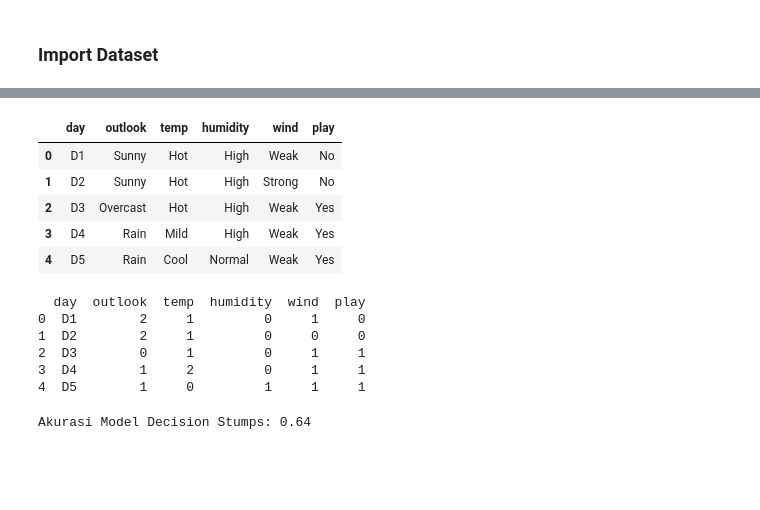
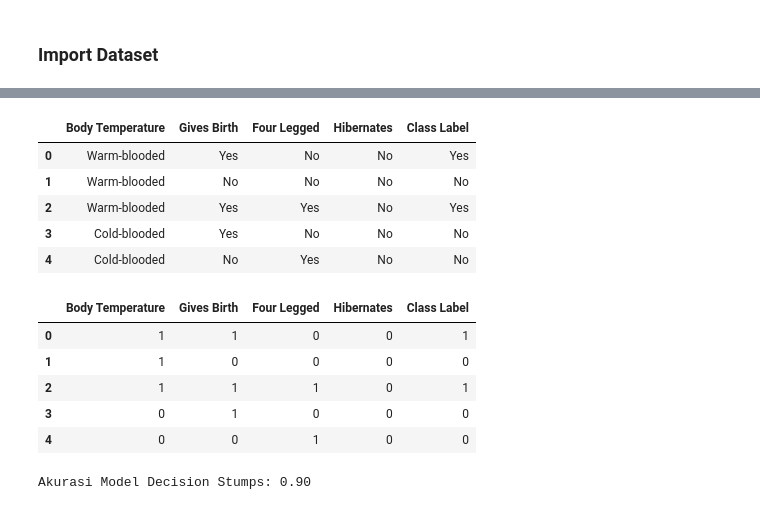
Before and after one commit to Keipatr/DecisionTree-KMeans-Apriori-Analysis, a Jupyter notebook: analisis modul-modul.ipynb, the cells around one changed output, grey strips where cells are left out. Drawn from its saved outputs; the diff is of its cells as text; code cells hidden in the pictures; blank space fills up the shorter version.

```diff
--- a/analisis modul-modul.ipynb
+++ b/analisis modul-modul.ipynb
@@ -38,28 +31,23 @@ df.head()
-# %%
-import pandas as pd
-import numpy as np
-# Data
-data = {
-    'day': ['D1', 'D2', 'D3', 'D4', 'D5', 'D6', 'D7', 'D8', 'D9', 'D10', 'D11', 'D12', 'D13', 'D14'],
-    'outlook': ['Sunny', 'Sunny', 'Overcast', 'Rain', 'Rain', 'Rain', 'Overcast', 'Sunny', 'Sunny', 'Rain', 'Sunny', 'Overcast', 'Overcast', 'Rain'],
-    'temp': ['Hot', 'Hot', 'Hot', 'Mild', 'Cool', 'Cool', 'Cool', 'Mild', 'Cool', 'Mild', 'Mild', 'Mild', 'Hot', 'Mild'],
-    'humidity': ['High', 'High', 'High', 'High', 'Normal', 'Normal', 'Normal', 'High', 'Normal', 'Normal', 'Normal', 'High', 'Normal', 'High'],
-    'wind': ['Weak', 'Strong', 'Weak', 'Weak', 'Weak', 'Strong', 'Strong', 'Weak', 'Weak', 'Weak', 'Strong', 'Strong', 'Weak', 'Strong'],
-    'play': ['No', 'No', 'Yes', 'Yes', 'Yes', 'No', 'Yes', 'No', 'Yes', 'Yes', 'Yes', 'Yes', 'Yes', 'No']
-}
-
-# Membuat DataFrame
-df = pd.DataFrame(data)
-
-# Menampilkan lima baris pertama dari dataset
-df.head()
-# %% [output]
-|  | day | outlook | temp | humidity | wind | play |
-| 0 | D1 | Sunny | Hot | High | Weak | No |
-| 1 | D2 | Sunny | Hot | High | Strong | No |
-| 2 | D3 | Overcast | Hot | High | Weak | Yes |
-| 3 | D4 | Rain | Mild | High | Weak | Yes |
-| 4 | D5 | Rain | Cool | Normal | Weak | Yes |
+# %%
+data = {
+    'Body Temperature': ['Warm-blooded', 'Warm-blooded', 'Warm-blooded', 'Cold-blooded', 'Cold-blooded', 'Cold-blooded', 'Cold-blooded', 'Warm-blooded', 'Warm-blooded', 'Cold-blooded'],
+    'Gives Birth': ['Yes', 'No', 'Yes', 'Yes', 'No', 'No', 'No', 'Yes', 'No', 'No'],
+    'Four Legged': ['No', 'No', 'Yes', 'No', 'Yes', 'No', 'No', 'No', 'Yes', 'Yes'],
+    'Hibernates': ['No', 'No', 'No', 'No', 'No', 'No', 'No', 'No', 'Yes', 'Yes'],
+    'Class Label': ['Yes', 'No', 'Yes', 'No', 'No', 'No', 'No', 'Yes', 'Yes', 'No']
+}
+
+df = pd.DataFrame(data)
+
+# Menampilkan DataFrame
+df.head()
+# %% [output]
+|  | Body Temperature | Gives Birth | Four Legged | Hibernates | Class Label |
+| 0 | Warm-blooded | Yes | No | No | Yes |
+| 1 | Warm-blooded | No | No | No | No |
+| 2 | Warm-blooded | Yes | Yes | No | Yes |
+| 3 | Cold-blooded | Yes | No | No | No |
+| 4 | Cold-blooded | No | Yes | No | No |
 # %%
 from sklearn.preprocessing import LabelEncoder
 
@@ -67,25 +55,25 @@ from sklearn.preprocessing import LabelEncoder
 label_encoder = LabelEncoder()
 
 # Melakukan Label Encoding pada fitur-fitur kategorikal
-categorical_features = ['outlook', 'temp', 'humidity', 'wind', 'play']
+categorical_features = ['Body Temperature', 'Gives Birth', 'Four Legged', 'Hibernates', 'Class Label']
 for feature in categorical_features:
     df[feature] = label_encoder.fit_transform(df[feature])
 
 # Menampilkan lima baris pertama dari dataset setelah Label Encoding
-print(df.head())
+df.head()
 # %% [output]
-  day  outlook  temp  humidity  wind  play
-0  D1        2     1         0     1     0
-1  D2        2     1         0     0     0
-2  D3        0     1         0     1     1
-3  D4        1     2         0     1     1
-4  D5        1     0         1     1     1
+|  | Body Temperature | Gives Birth | Four Legged | Hibernates | Class Label |
+| 0 | 1 | 1 | 0 | 0 | 1 |
+| 1 | 1 | 0 | 0 | 0 | 0 |
+| 2 | 1 | 1 | 1 | 0 | 1 |
+| 3 | 0 | 1 | 0 | 0 | 0 |
+| 4 | 0 | 0 | 1 | 0 | 0 |
 # %%
 from sklearn.tree import DecisionTreeClassifier
 
 # Pisahkan fitur dan target
-X = df.drop(['play', 'day'], axis=1)  # Fitur
-y = df['play']  # Target
+X = df.drop(['Class Label'], axis=1)  # Fitur
+y = df['Class Label']  # Target
 
 # Inisialisasi model Decision Stumps
 base_model = DecisionTreeClassifier(max_depth=1)
@@ -97,7 +85,7 @@ base_model.fit(X, y)
 accuracy = base_model.score(X, y)
 print(f"Akurasi Model Decision Stumps: {accuracy:.2f}")
 # %% [output]
-Akurasi Model Decision Stumps: 0.64
+Akurasi Model Decision Stumps: 0.90
 # %%
 # Inisialisasi bobot untuk setiap instance
 weights = [1 / len(df)] * len(df)
```
Also changed, not shown: parts of 10 cells of this notebook.
